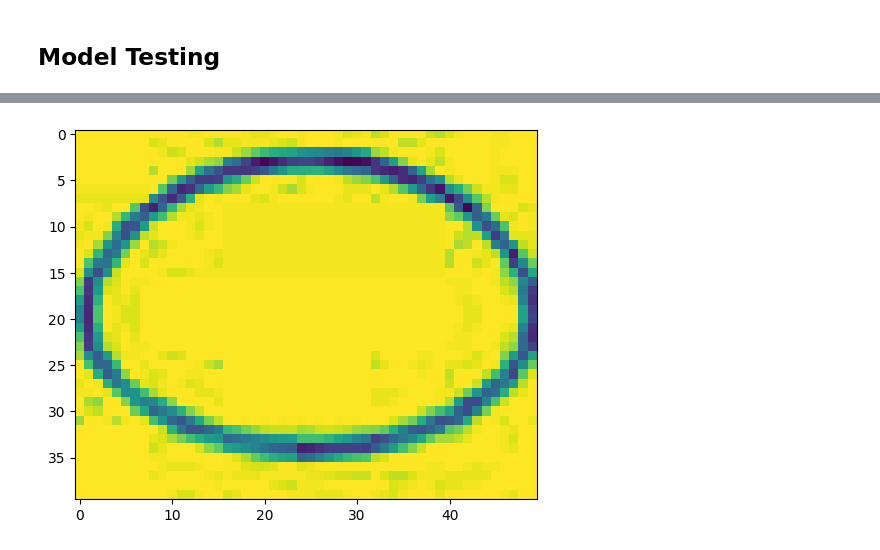
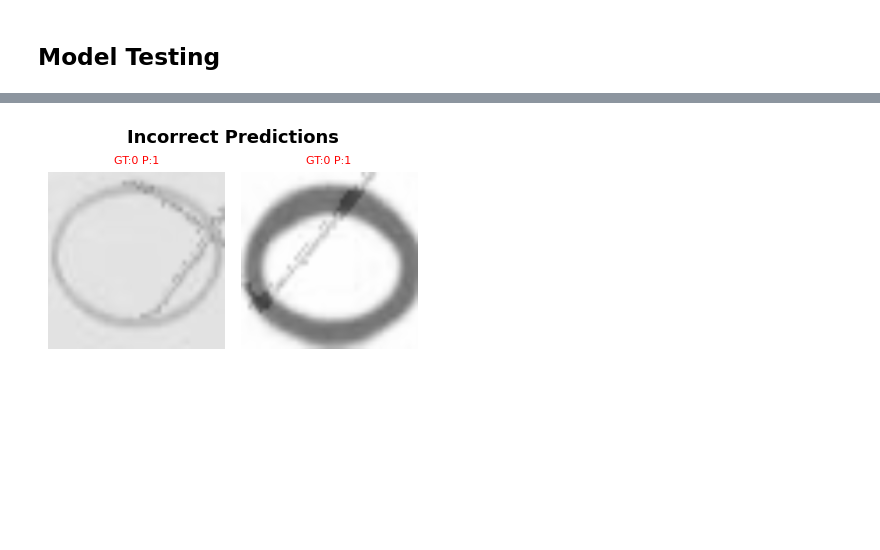
Before and after one commit to epuls/CSC592-MLSEC-InstantPure, a Jupyter notebook: uconn_trainer.ipynb, the cells around one changed output, grey strips where cells are left out. Drawn from its saved outputs; the diff is of its cells as text; code cells hidden in the pictures; blank space fills up the shorter version.

Commit message:
final uconn training run, 99% accuracy

```diff
--- a/uconn_trainer.ipynb
+++ b/uconn_trainer.ipynb
@@ -48,20 +52,19 @@ Displaying sample images from the dataset...
 # Train Config:
 config = {
     "batch_size": 32,
-    "num_epochs": 20,
+    "num_epochs": 5,
     "learning_rate": 0.001,
-    "num_workers": 8,
+    "num_workers": 0,
     "pin_memory": False,
-    "persistent_workers": True,
+    "persistent_workers": False,
     "device": "cuda" if torch.cuda.is_available() else "cpu",
     "criterion": torch.nn.CrossEntropyLoss(),
-    "num_warmup_epochs": 5,
-    "T_max": 20,
+    "num_warmup_epochs": 0,
+    "T_max": 5,
     "eta_min": 1e-6,
 }
 
-# Define data augmentations:
-augmentations = None
+
 
 # Get DataLoaders:
 train_loader, val_loader, test_loader = uccon_ballots_dataset.get_uconn_dataloaders(
@@ -70,6 +73,7 @@ train_loader, val_loader, test_loader = uccon_ballots_dataset.get_uconn_dataload
     test_source="val",
     variant=VARIANT,
     transform=augmentations,
+    val_transform=augmentations,
     num_workers=config["num_workers"],
     pin_memory=config["pin_memory"],
     persistent_workers=config["persistent_workers"],
@@ -86,7 +90,7 @@ Root:       D:\MLSEC-Final\CSC592-MLSEC-InstantPure\uconn_voter_center_v2_2\FINA
 ## Model Training
 # %%
 # Build Model:
-model = uconn_ballots_dino_v3_model.DINOv3UConnModel(num_classes=2)
+model = uconn_ballots_dino_v3_model.DINOv3UConnModel(num_classes=2, freeze_backbone=True)
 model = model.to(config["device"])
 
 # Set up optimizer, criterion, and scheduler:
@@ -279,18 +276,74 @@ TEST Loss: 0.0525 | Test Acc: 98.4000%
 # %%
-# Plot random predictions from the test set as a grid/sanity check:
+import matplotlib.pyplot as plt
+import math
 
-# grab random batch from test set
-random_batch = next(iter(test_loader))
-images, labels = random_batch
+def denormalize(tensor, mean=(0.485, 0.456, 0.406), std=(0.229, 0.224, 0.225)):
+    """Reverse ImageNet normalization for display."""
+    t = tensor.clone().cpu().float()
+    for c, m, s in zip(range(t.shape[0]), mean, std):
+        t[c] = t[c] * s + m
+    return t.permute(1, 2, 0).clamp(0, 1).numpy()
 
+# Collect ALL test-set predictions
+all_images, all_labels, all_preds = [], [], []
 
+best_model.eval()
 with torch.inference_mode():
-    images, labels = images.to(device), labels.to(device)
-    preds = model(images)
-    pred_labels = torch.argmax(preds, dim=1)
-    for i in range(len(images)):
-        print(f"True Label: {labels[i].item()} | Predicted Label: {pred_labels[i].item()}")
-        # You can also visualize the images if needed
-        plt.imshow(images[i].cpu().permute(1, 2, 0))
-        plt.show()
+    for batch in test_loader:
+        imgs, lbls, *_ = batch
+        imgs, lbls = imgs.to(device), lbls.to(device)
+        out = best_model(imgs)
+        pred = torch.argmax(out, dim=1)
+        all_images.append(imgs.cpu())
+        all_labels.append(lbls.cpu())
+        all_preds.append(pred.cpu())
+
+all_images = torch.cat(all_images)
+all_labels = torch.cat(all_labels)
+all_preds  = torch.cat(all_preds)
+
+# Plot 1: All incorrect predictions
+wrong_mask   = all_preds != all_labels
+wrong_images = all_images[wrong_mask]
+wrong_labels = all_labels[wrong_mask]
+wrong_preds  = all_preds[wrong_mask]
+
+n_wrong = len(wrong_images)
+print(f"Incorrect predictions: {n_wrong} / {len(all_labels)}")
+
+if n_wrong == 0:
+    print("No incorrect predictions to display.")
+else:
+    cols = min(8, n_wrong)
+    rows = math.ceil(n_wrong / cols)
+    fig, axes = plt.subplots(rows, cols, figsize=(cols * 2, rows * 2.4))
+    axes = [axes] if rows == 1 and cols == 1 else axes
+    axes_flat = [axes] if n_wrong == 1 else (axes if rows == 1 else [ax for row in axes for ax in row])
+    for i, ax in enumerate(axes_flat):
+        if i < n_wrong:
+            ax.imshow(denormalize(wrong_images[i]))
+            ax.set_title(f"GT:{wrong_labels[i].item()} P:{wrong_preds[i].item()}", fontsize=8, color="red")
+        ax.axis("off")
+    fig.suptitle("Incorrect Predictions", fontsize=13, fontweight="bold")
+    plt.tight_layout()
+    plt.show()
+
+# Plot 2: N random samples from test set
+N_RANDOM = 16
+cols = min(8, N_RANDOM)
+rows = math.ceil(N_RANDOM / cols)
+
+indices = torch.randperm(len(all_images))[:N_RANDOM]
+fig, axes = plt.subplots(rows, cols, figsize=(cols * 2, rows * 2.4))
+axes_flat = [ax for row in axes for ax in row] if rows > 1 else list(axes)
+for i, ax in enumerate(axes_flat):
+    idx = indices[i].item()
+    correct = all_preds[idx] == all_labels[idx]
+    color = "green" if correct else "red"
+    ax.imshow(denormalize(all_images[idx]))
+    ax.set_title(f"GT:{all_labels[idx].item()} P:{all_preds[idx].item()}", fontsize=8, color=color)
+    ax.axis("off")
+fig.suptitle(f"{N_RANDOM} Random Test Samples (green=correct, red=wrong)", fontsize=12, fontweight="bold")
+plt.tight_layout()
+plt.show()
 # %% [output]
@@ -298 +351 @@ True Label: 0 | Predicted Label: 0
-[figure, old version]
+[figure, new version]
```
Also changed, not shown: parts of 6 cells of this notebook, 3 other files.
